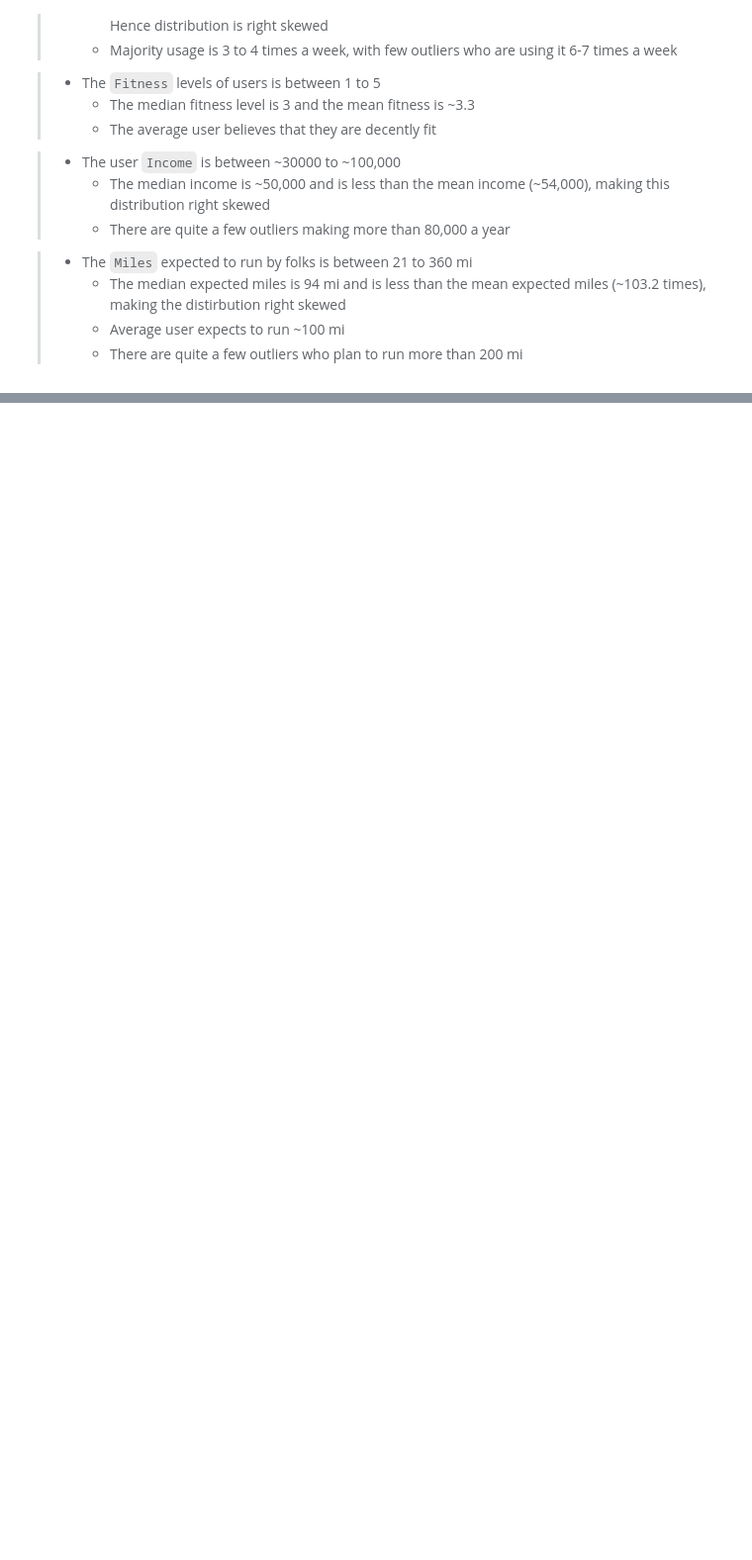
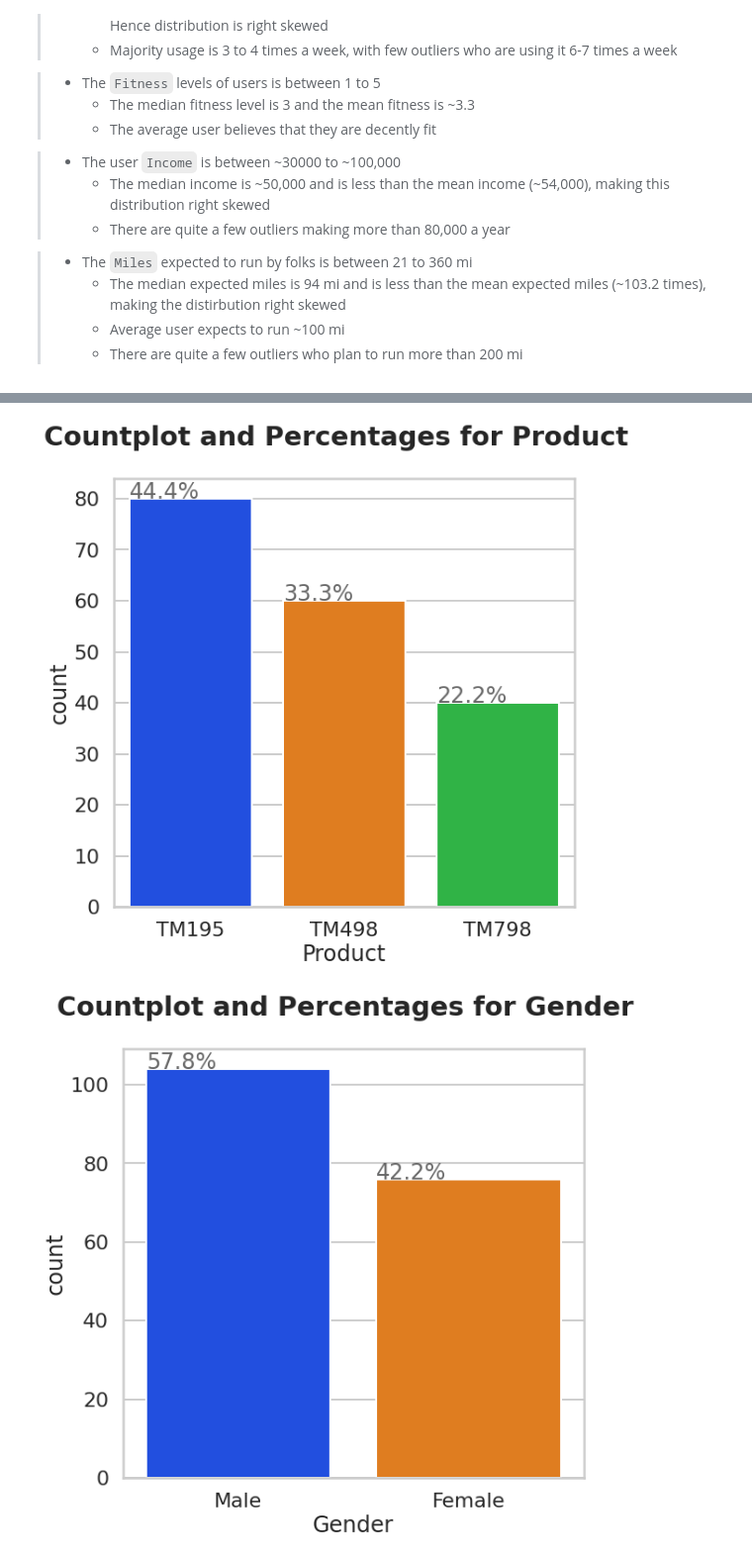
Before and after one commit to pnkjsyngh/PGPAIML, a Jupyter notebook: FundamentalsOfAIML/Project/Project1.ipynb, the cells around one changed output, grey strips where cells are left out. Shown: that part at 99% size. Saved outputs shown, nothing was run; the diff lists cells and outputs as text; code cells hidden in the pictures; blank space fills up the shorter version.

```diff
--- a/FundamentalsOfAIML/Project/Project1.ipynb
+++ b/FundamentalsOfAIML/Project/Project1.ipynb
@@ -212,0 +215,26 @@ plot_bar_box_violin(cardio['Miles'],'fuchsia')
+# %%
+def plot_count(x):
+    fig, ax = plt.subplots(nrows=1, ncols=1, figsize=(8,8))
+
+    seriesname = x.name
+    plt.suptitle(f'Countplot and Percentages for {seriesname}', fontweight='heavy')
+
+    sns.countplot(x, ax=ax, palette='bright')
+
+    # inserting %ages above bars courtsey of StackOverflow
+    # (https://stackoverflow.com/questions/31749448/how-to-add-percentages-on-top-of-bars-in-seaborn)
+
+    total = len(x)
+    for p in ax.patches:
+        percentage = '{:.1f}%'.format(100 * p.get_height()/total)
+        xcoord = p.get_x() + p.get_width()*0
+        ycoord = p.get_y() + p.get_height()
+        ax.annotate(percentage, (xcoord, ycoord), size = 24, **dict(alpha=0.7))
+
+plot_count(cardio['Product'])
+plot_count(cardio['Gender'])
+plot_count(cardio['MaritalStatus'])
+plot_count(cardio['Fitness'])
+# %% [output]
+[figure, added]
+[figure, added]
```
Also changed, not shown: parts of 8 cells of this notebook.
